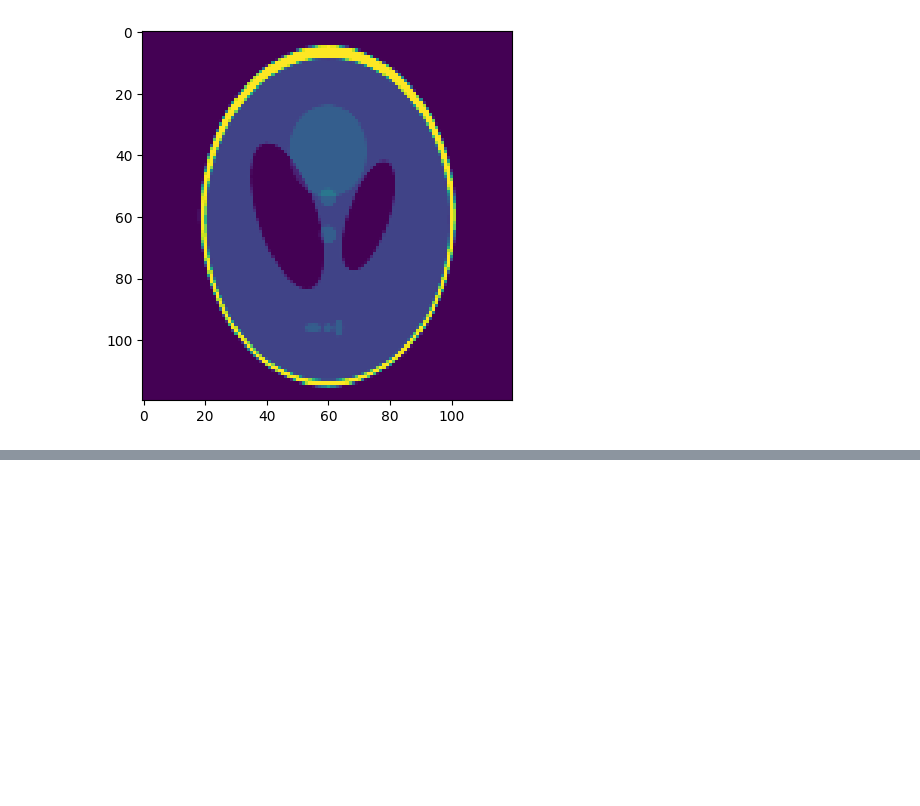
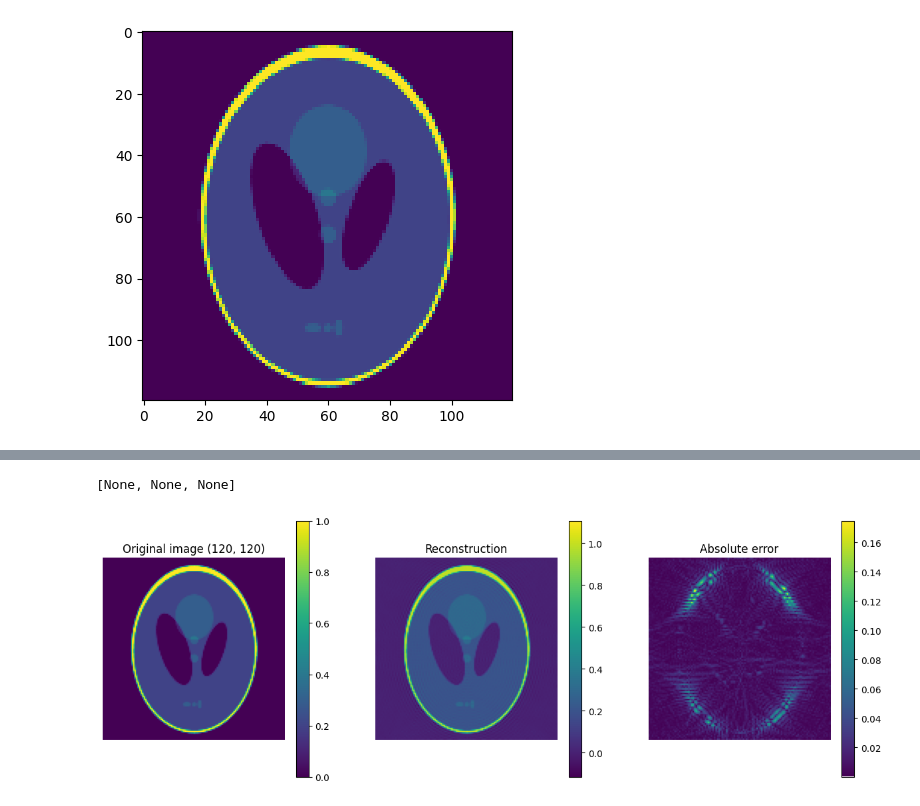
Before and after one commit to Loris0/ppfft, a Jupyter notebook: polar_to_pseudopolar.ipynb, the cells around one changed output, grey strips where cells are left out. Cells and saved outputs as stored; diff of their text form; code cells hidden in the pictures; blank space fills up the shorter version.

Commit message:
Added full reconstruction from Radon transform

```diff
--- a/polar_to_pseudopolar.ipynb
+++ b/polar_to_pseudopolar.ipynb
@@ -573,6 +412,39 @@ def rotate_rays(hori_ppfft, vert_ppfft):
-# %%
-n = 10
-im = np.random.rand(n, n)
-hori, vert = ppfft(im)
-
-res = rotate_rays(hori, vert)
+# %%
+def direct_2d_interp(polar_ft, points, n, interp_fun=CloughTocher2DInterpolator):
+    interpolator = interp_fun(points, polar_ft, fill_value=0)
+
+    hori_pos = horizontal_lines(n)
+    vert_pos = vertical_lines(n)
+
+    hori_ppfft = interpolator(hori_pos[..., 0], hori_pos[..., 1])
+    vert_ppfft = interpolator(vert_pos[..., 0], vert_pos[..., 1])
+
+    return hori_ppfft, vert_ppfft
+# %%
+im = plt.imread("Shepp_logan_240.png")
+im = im[::2, ::2]
+# %%
+n = len(im)
+polar_ft = polar_fourier_transform(im)
+aux = polar_coordinates(n)
+positions = np.stack((aux[..., 0].flatten(), aux[..., 1].flatten()), axis=-1)
+hori_ppfft, vert_ppfft = direct_2d_interp(polar_ft.flatten(), positions, n)
+sol = np.real_if_close(direct_inversion(hori_ppfft, vert_ppfft))
+# %%
+fig, axes = plt.subplots(1, 3, figsize=(15, 5))
+
+a = axes[0].imshow(im)
+plt.colorbar(a, ax=axes[0])
+axes[0].set_title(f"Original image {im.shape}")
+a = axes[1].imshow(sol.real)
+plt.colorbar(a, ax=axes[1])
+axes[1].set_title("Reconstruction")
+
+a = axes[2].imshow(np.abs(im - sol))
+plt.colorbar(a, ax=axes[2])
+axes[2].set_title("Absolute error")
+
+[axi.set_axis_off() for axi in axes.ravel()]
+# %% [output]
+[None, None, None]
+[figure, added]
```
Also changed, not shown: parts of 19 cells of this notebook, 4 other files.
